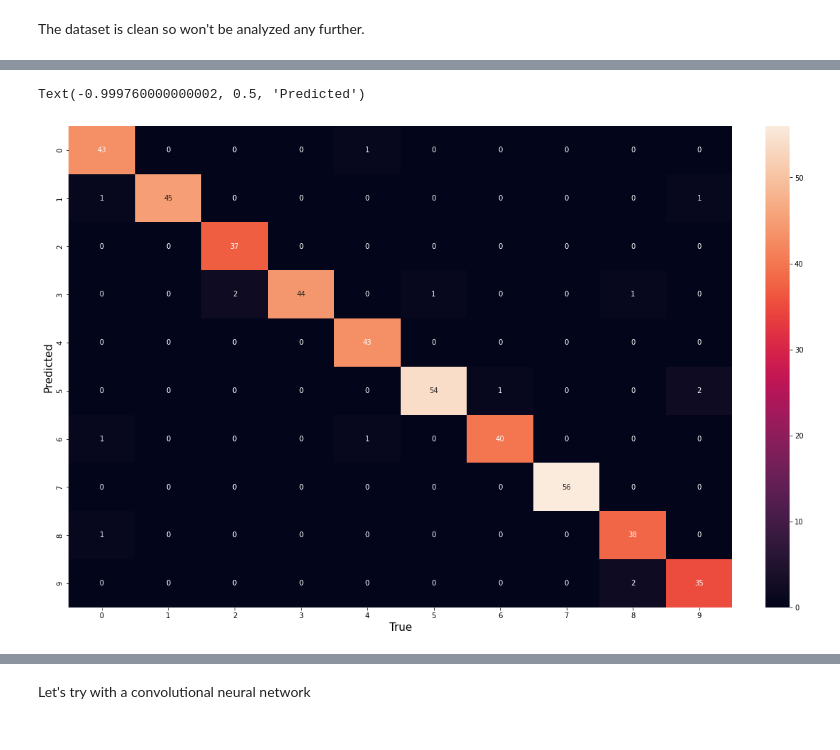
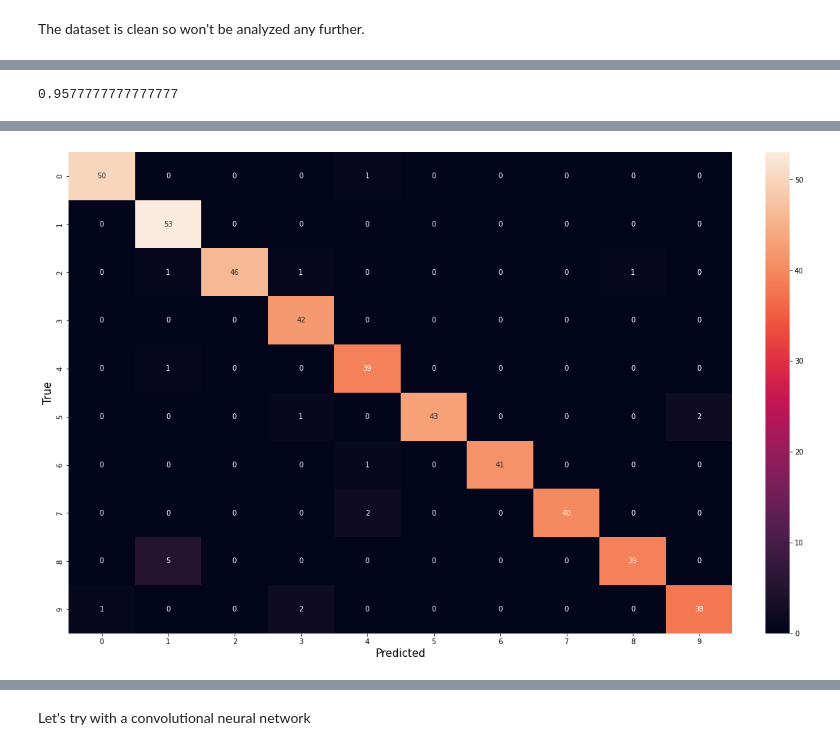
Before and after one commit to NicoGiamm/MachineLearning-DataScience_smallprojects, a Jupyter notebook: MLPvsCNN.ipynb, the cells around one changed output, grey strips where cells are left out. Saved outputs shown, nothing was run; the diff lists cells and outputs as text; code cells hidden in the pictures.

```diff
--- a/MLPvsCNN.ipynb
+++ b/MLPvsCNN.ipynb
@@ -119,0 +64,21 @@ Epoch 17/30
+# %%
+#Neural Network
+def mlp():
+    RegularizedDense = partial(keras.layers.Dense,
+                               activation="selu",
+                               kernel_initializer="lecun_normal",
+                               kernel_regularizer=keras.regularizers.l2(0.01)
+                              )
+
+    mlp = keras.models.Sequential([
+        keras.layers.InputLayer(input_shape = [X_train.shape[1]]),
+        RegularizedDense(100),
+        RegularizedDense(120),
+        RegularizedDense(80),
+        keras.layers.Dense(10, activation = 'softmax')])
+
+    mlp.compile( loss = 'sparse_categorical_crossentropy', optimizer = 'Nadam', metrics = ['accuracy'])
+
+    return mlp
+
+callback = keras.callbacks.EarlyStopping(monitor='accuracy', patience=30)
@@ -125,7 +104,13 @@ mlp.evaluate(X_test_scaled, y_test)
+# %%
+mlp_wrap = KerasClassifier(mlp(), epochs = 100, batch_size = 32, verbose=0, callbacks = [callback])
+mlp_wrap.fit(X_train_scaled, y_train)
+mlp_wrap.score(X_test_scaled, y_test)
+# %% [output]
+0.9577777777777777
 # %%
-mlp_predictions = np.argmax(mlp.predict(X_test_scaled), axis = 1)
+mlp_predictions = mlp_wrap.predict(X_test_scaled)
 mlp_cm = confusion_matrix(y_test, mlp_predictions)
 sns.heatmap(mlp_cm, annot=True)
-plt.xlabel('True')
-plt.ylabel('Predicted')
+plt.ylabel('True')
+plt.xlabel('Predicted')
 # %% [output]
@@ -133,5 +118,4 @@ plt.ylabel('Predicted')
-Text(-0.999760000000002, 0.5, 'Predicted')
-[figure, old version]
+[figure, new version]
 # %%
 print(classification_report(y_test, mlp_predictions))
 # %% [output]
```
Also changed, not shown: parts of 14 cells of this notebook.
